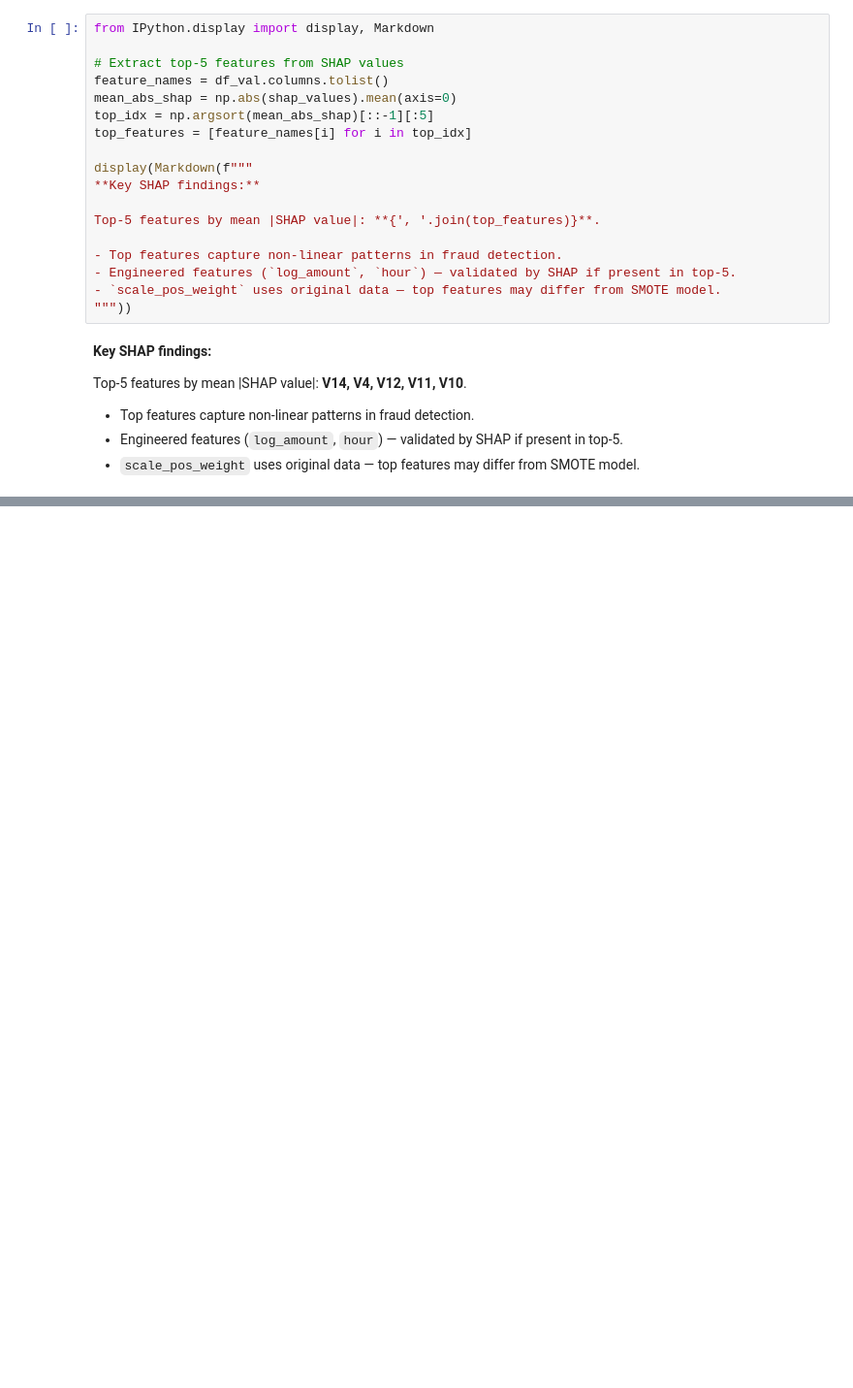
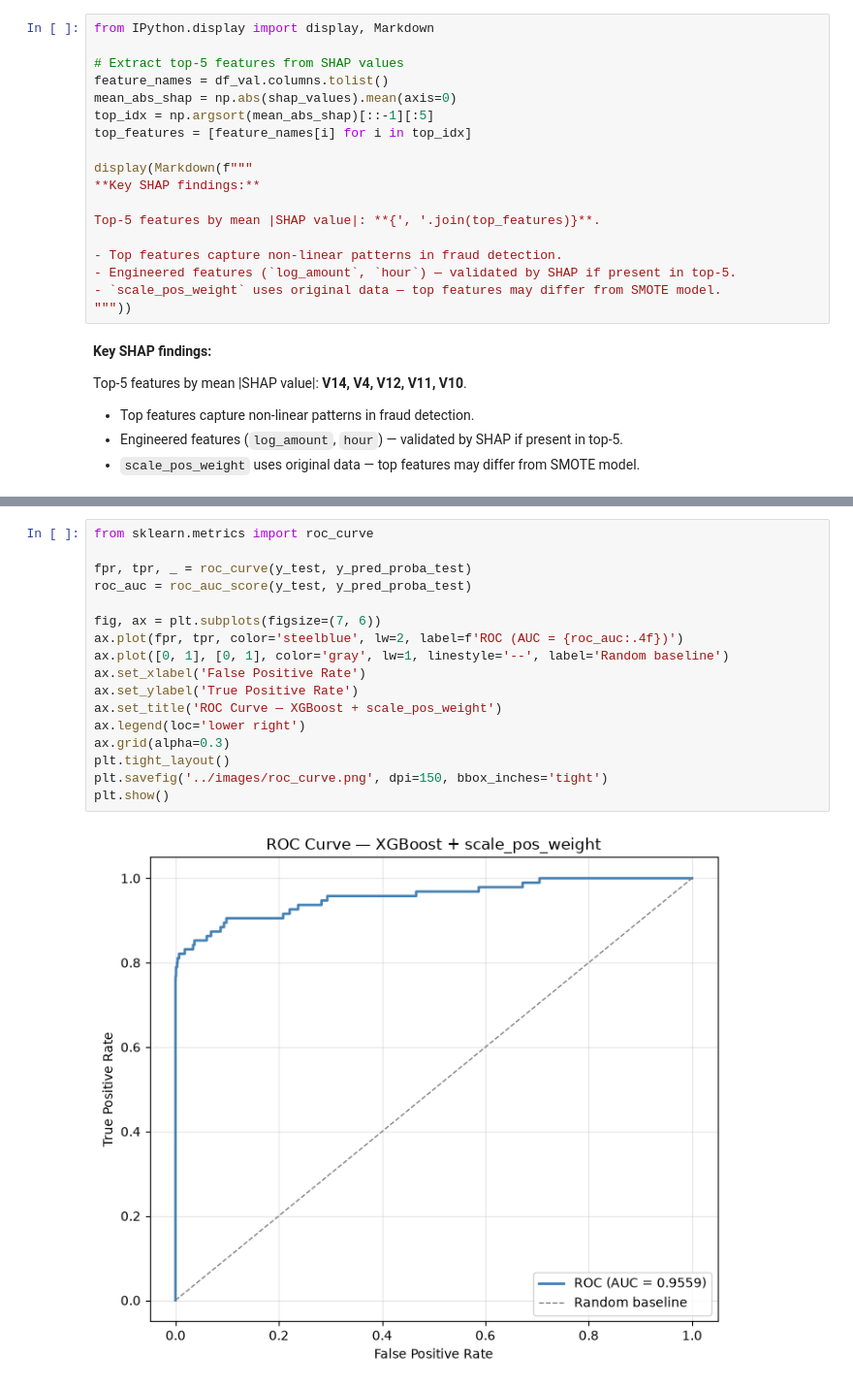
Before and after one commit to nbeka6666-sudo/credit-card-fraud, a Jupyter notebook: notebooks/01_eda.ipynb, the cells around one changed output, grey strips where cells are left out. Shown at 97% size. Saved outputs shown, nothing was run; the diff lists cells and outputs as text; blank space fills up the shorter version.

```diff
--- a/notebooks/01_eda.ipynb
+++ b/notebooks/01_eda.ipynb
@@ -811,0 +810,19 @@ Confusion Matrix:
+# %%
+from sklearn.metrics import roc_curve
+
+fpr, tpr, _ = roc_curve(y_test, y_pred_proba_test)
+roc_auc = roc_auc_score(y_test, y_pred_proba_test)
+
+fig, ax = plt.subplots(figsize=(7, 6))
+ax.plot(fpr, tpr, color='steelblue', lw=2, label=f'ROC (AUC = {roc_auc:.4f})')
+ax.plot([0, 1], [0, 1], color='gray', lw=1, linestyle='--', label='Random baseline')
+ax.set_xlabel('False Positive Rate')
+ax.set_ylabel('True Positive Rate')
+ax.set_title('ROC Curve — XGBoost + scale_pos_weight')
+ax.legend(loc='lower right')
+ax.grid(alpha=0.3)
+plt.tight_layout()
+plt.savefig('../images/roc_curve.png', dpi=150, bbox_inches='tight')
+plt.show()
+# %% [output]
+[figure, added]
```
Also changed, not shown: parts of 21 cells of this notebook, 5 other files.
